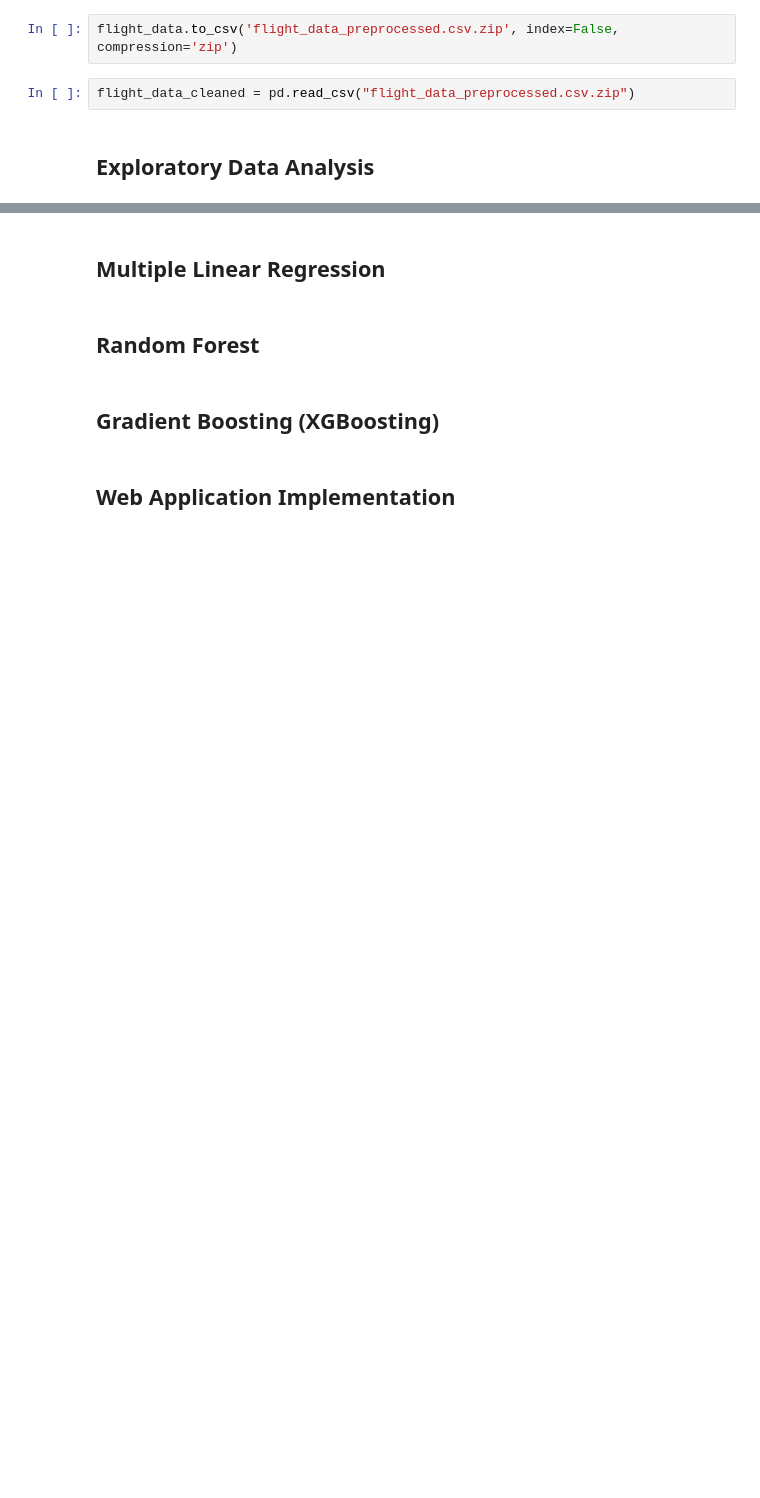
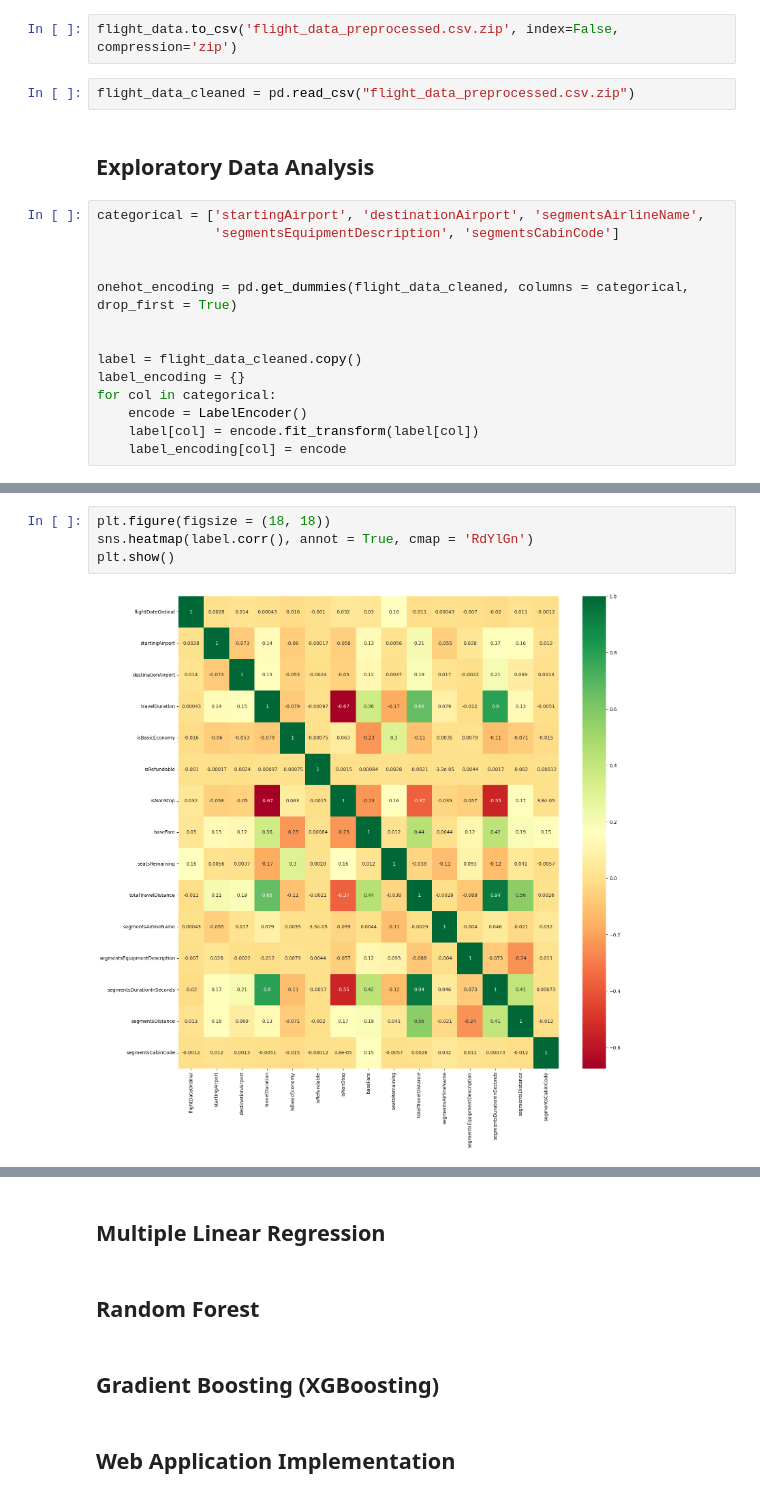
Before and after one commit to Reaper7861/Flight-Prediction-System, a Jupyter notebook: Flight Prediction.ipynb, the cells around one changed output, grey strips where cells are left out. Saved outputs shown, nothing was run; the diff lists cells and outputs as text; blank space fills up the shorter version.

```diff
--- a/Flight Prediction.ipynb
+++ b/Flight Prediction.ipynb
@@ -129,3 +134,17 @@ flight_data.to_csv('flight_data_preprocessed.csv.zip', index=False, compression=
 flight_data_cleaned = pd.read_csv("flight_data_preprocessed.csv.zip")
 # %% [markdown]
 ## Exploratory Data Analysis
+# %%
+categorical = ['startingAirport', 'destinationAirport', 'segmentsAirlineName',
+               'segmentsEquipmentDescription', 'segmentsCabinCode']
+
+
+onehot_encoding = pd.get_dummies(flight_data_cleaned, columns = categorical, drop_first = True)
+
+
+label = flight_data_cleaned.copy()
+label_encoding = {}
+for col in categorical:
+    encode = LabelEncoder()
+    label[col] = encode.fit_transform(label[col])
+    label_encoding[col] = encode
@@ -131,0 +165,6 @@ flight_data_cleaned = pd.read_csv("flight_data_preprocessed.csv.zip")
+# %%
+plt.figure(figsize = (18, 18))
+sns.heatmap(label.corr(), annot = True, cmap = 'RdYlGn')
+plt.show()
+# %% [output]
+[figure, added]
```
Also changed, not shown: parts of 6 cells of this notebook, 1 other file.
